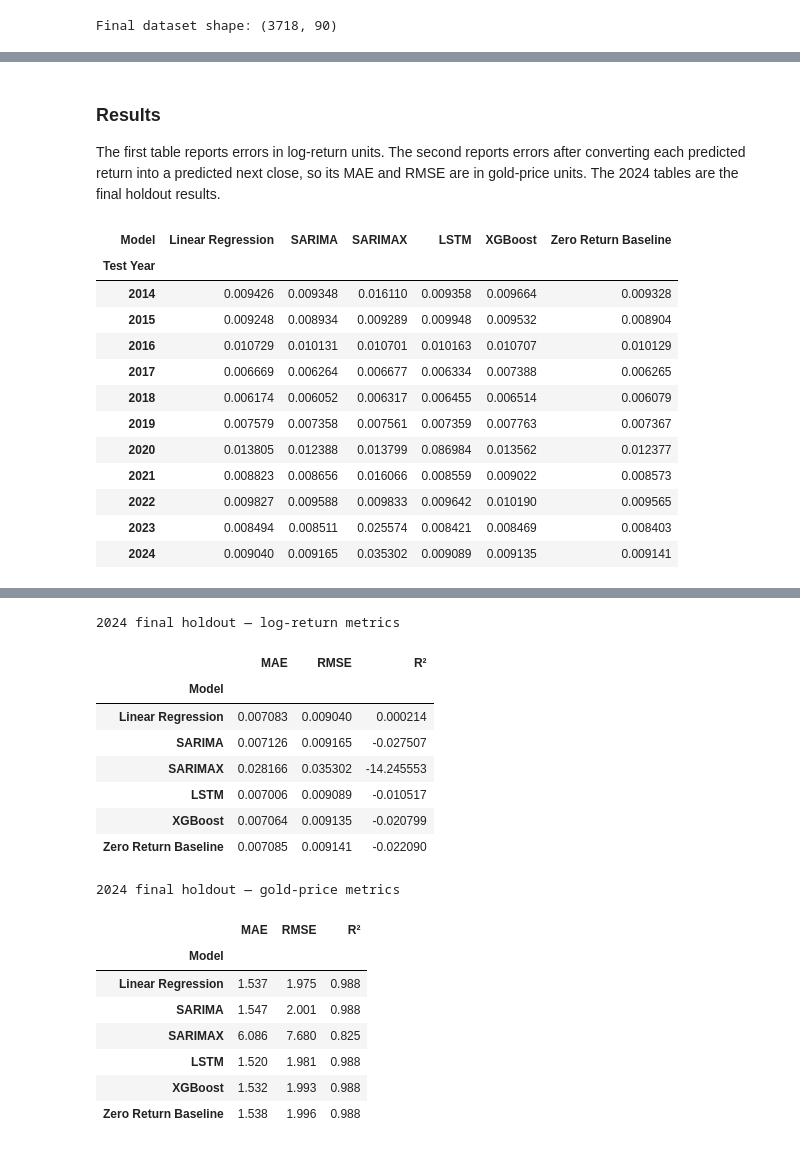
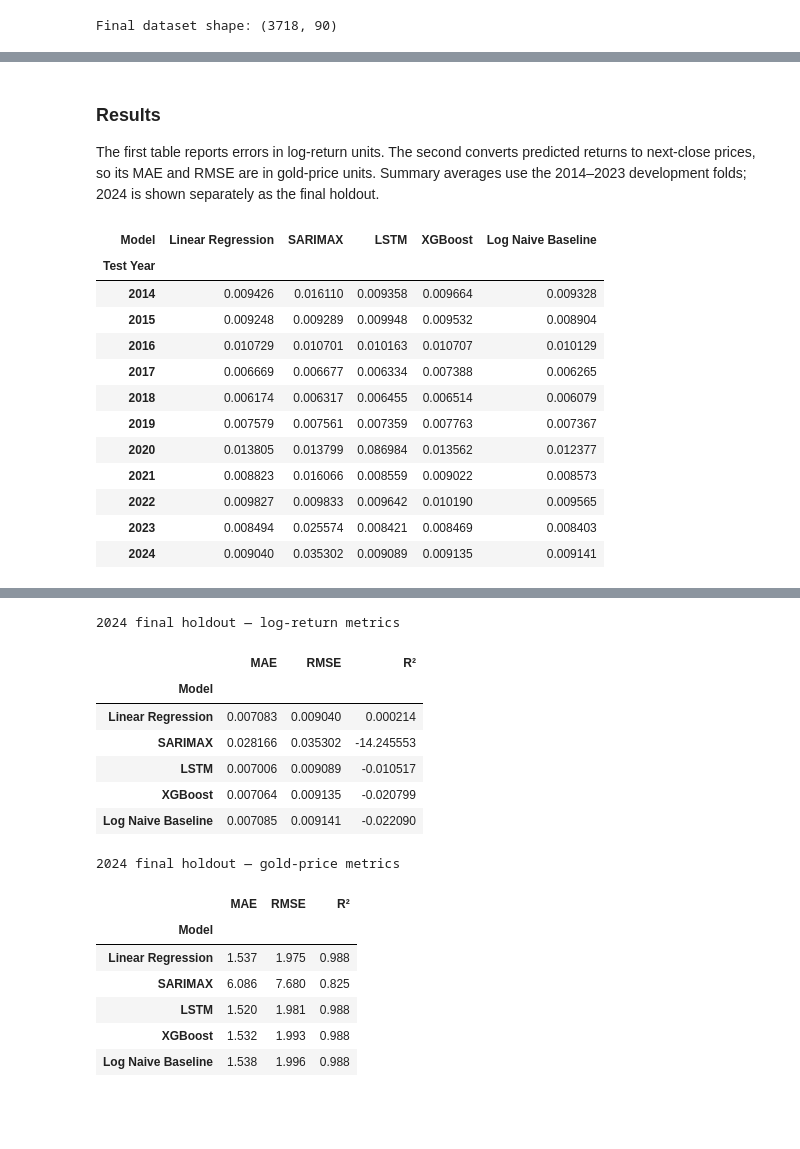
Before and after one commit to DanielRamirez0430/Gold-Price-Predictions-, a Jupyter notebook: Advanced_LogTarg_Models.ipynb, the cells around one changed output, grey strips where cells are left out. Drawn from its saved outputs; the diff is of its cells as text; code cells hidden in the pictures; blank space fills up the shorter version.

```diff
--- a/Advanced_LogTarg_Models.ipynb
+++ b/Advanced_LogTarg_Models.ipynb
@@ -863,8 +835,7 @@ def predict_lstm_log(train, test, test_indices):
     if len(X_train_seq) == 0:
         raise ValueError("Training fold is shorter than the LSTM lookback window.")
 
-    # Use the immediately preceding rows as context, including the purge gap,
-    # so the first test sequence has contiguous daily feature history.
+    # Include preceding feature rows as context for the first test sequence.
     first_test_index = int(test_indices[0])
     context_start = first_test_index - (LOOKBACK - 1)
     context = df.iloc[context_start:first_test_index][log_features]
@@ -899,16 +870,15 @@ def predict_lstm_log(train, test, test_indices):
         )],
         verbose=0
     )
-    return model.predict(X_test_seq, verbose=0).ravel()
+    return model(X_test_seq, training=False).numpy().ravel()
 # %%
-# Same-day zero-return benchmark, plus the four fitted model families.
+# Original model comparison: fixed settings for fitted models, plus the log-naive baseline.
 MODEL_NAMES = [
     "Linear Regression",
-    "SARIMA",
     "SARIMAX",
     "LSTM",
     "XGBoost",
-    "Zero Return Baseline"
+    "Log Naive Baseline"
 ]
 
 log_results = []
@@ -923,22 +893,29 @@ for w in outer_windows:
     y_true_return = test[log_target].to_numpy(dtype=float)
     y_true_price = test["Target_Next_Close"].to_numpy(dtype=float)
 
-    model_predictions = {
-        "Linear Regression": predict_linear_log(train, test),
-        "SARIMA": predict_sarima(train, test),
-        "SARIMAX": predict_sarimax(train, test),
-        "LSTM": predict_lstm_log(train, test, test_indices),
-        "XGBoost": predict_xgb_log(train, test),
-        "Zero Return Baseline": np.zeros(len(test))
+    predictors = {
+        "Linear Regression": lambda: predict_linear_log(train, test),
+        "SARIMAX": lambda: predict_sarimax(train, test),
+        "LSTM": lambda: predict_lstm_log(train, test, test_indices),
+        "XGBoost": lambda: predict_xgb_log(train, test),
+        "Log Naive Baseline": lambda: predict_log_naive(train, test)
     }
+
+    model_predictions = {}
+    for model_name, predict in predictors.items():
+        try:
+            model_predictions[model_name] = predict()
+        except Exception as error:
+            print(f"{model_name} failed for {w['test_year']}: {error}")
 
     for model_name, y_pred_return in model_predictions.items():
         y_pred_return = np.asarray(y_pred_return, dtype=float).reshape(-1)
         if len(y_pred_return) != len(y_true_return):
-            raise ValueError(
+            print(
                 f"{model_name} returned {len(y_pred_return)} predictions "
-                f"for {len(y_true_return)} test rows."
+                f"for {len(y_true_return)} rows in {w['test_year']}; skipping."
             )
+            continue
 
         return_scores = regression_metrics(y_true_return, y_pred_return)
         y_pred_price = test["gold close"].to_numpy(dtype=float) * np.exp(y_pred_return)
@@ -986,9 +961,9 @@ Finished 2024: train n=1004, test n=204
 # %% [markdown]
 ### Results
 
-The first table reports errors in log-return units. The second reports errors after converting each predicted return into a predicted next close, so its MAE and RMSE are in gold-price units. The 2024 tables are the final holdout results.
+The first table reports errors in log-return units. The second converts predicted returns to next-close prices, so its MAE and RMSE are in gold-price units. Summary averages use the 2014–2023 development folds; 2024 is shown separately as the final holdout.
 # %%
-# Log-return results by test year and mean across all folds.
+# Log-return results by test year and mean across development folds (2014–2023).
 display(
     log_results_df.pivot(
         index="Test Year",
@@ -998,59 +973,59 @@ display(
 )
 
 log_summary = (
-    log_results_df
+    log_results_df[log_results_df["Test Year"] < 2024]
     .groupby("Model")[["MAE", "RMSE", "R²"]]
     .mean()
     .reindex(MODEL_NAMES)
 )
 display(log_summary.round(6))
 
-# Price-unit results by test year and mean across all folds.
+# Price-unit results by test year and development-fold mean.
 display(
     price_results_df.pivot(
         index="Test Year",
         columns="Model",
         values="RMSE"
     ).reindex(columns=MODEL_NAMES).round(3)
 )
 
 price_summary = (
-    price_results_df
+    price_results_df[price_results_df["Test Year"] < 2024]
     .groupby("Model")[["MAE", "RMSE", "R²"]]
     .mean()
     .reindex(MODEL_NAMES)
 )
 display(price_summary.round(3))
 
-# Final holdout tables. Keep 2024 out of model-selection decisions.
+# Report the final holdout separately.
 holdout_log_results = (
     log_results_df[log_results_df["Test Year"] == 2024]
     .set_index("Model")[["MAE", "RMSE", "R²"]]
     .reindex(MODEL_NAMES)
 )
 holdout_price_results = (
     price_results_df[price_results_df["Test Year"] == 2024]
     .set_index("Model")[["MAE", "RMSE", "R²"]]
     .reindex(MODEL_NAMES)
 )
 
 print("2024 final holdout — log-return metrics")
 display(holdout_log_results.round(6))
 print("2024 final holdout — gold-price metrics")
 display(holdout_price_results.round(3))
 # %% [output]
-| Model | Linear Regression | SARIMA | SARIMAX | LSTM | XGBoost | Zero Return Baseline |
-| Test Year |  |  |  |  |  |  |
-| 2014 | 0.009426 | 0.009348 | 0.016110 | 0.009358 | 0.009664 | 0.009328 |
-| 2015 | 0.009248 | 0.008934 | 0.009289 | 0.009948 | 0.009532 | 0.008904 |
-| 2016 | 0.010729 | 0.010131 | 0.010701 | 0.010163 | 0.010707 | 0.010129 |
-| 2017 | 0.006669 | 0.006264 | 0.006677 | 0.006334 | 0.007388 | 0.006265 |
-| 2018 | 0.006174 | 0.006052 | 0.006317 | 0.006455 | 0.006514 | 0.006079 |
-| 2019 | 0.007579 | 0.007358 | 0.007561 | 0.007359 | 0.007763 | 0.007367 |
-| 2020 | 0.013805 | 0.012388 | 0.013799 | 0.086984 | 0.013562 | 0.012377 |
-| 2021 | 0.008823 | 0.008656 | 0.016066 | 0.008559 | 0.009022 | 0.008573 |
-| 2022 | 0.009827 | 0.009588 | 0.009833 | 0.009642 | 0.010190 | 0.009565 |
-| 2023 | 0.008494 | 0.008511 | 0.025574 | 0.008421 | 0.008469 | 0.008403 |
-| 2024 | 0.009040 | 0.009165 | 0.035302 | 0.009089 | 0.009135 | 0.009141 |
+| Model | Linear Regression | SARIMAX | LSTM | XGBoost | Log Naive Baseline |
+| Test Year |  |  |  |  |  |
+| 2014 | 0.009426 | 0.016110 | 0.009358 | 0.009664 | 0.009328 |
+| 2015 | 0.009248 | 0.009289 | 0.009948 | 0.009532 | 0.008904 |
+| 2016 | 0.010729 | 0.010701 | 0.010163 | 0.010707 | 0.010129 |
+| 2017 | 0.006669 | 0.006677 | 0.006334 | 0.007388 | 0.006265 |
+| 2018 | 0.006174 | 0.006317 | 0.006455 | 0.006514 | 0.006079 |
+| 2019 | 0.007579 | 0.007561 | 0.007359 | 0.007763 | 0.007367 |
+| 2020 | 0.013805 | 0.013799 | 0.086984 | 0.013562 | 0.012377 |
+| 2021 | 0.008823 | 0.016066 | 0.008559 | 0.009022 | 0.008573 |
+| 2022 | 0.009827 | 0.009833 | 0.009642 | 0.010190 | 0.009565 |
+| 2023 | 0.008494 | 0.025574 | 0.008421 | 0.008469 | 0.008403 |
+| 2024 | 0.009040 | 0.035302 | 0.009089 | 0.009135 | 0.009141 |
 |  | MAE | RMSE | R² |
 | Model |  |  |  |
@@ -1085,20 +1058,18 @@ display(holdout_price_results.round(3))
 |  | MAE | RMSE | R² |
 | Model |  |  |  |
 | Linear Regression | 0.007083 | 0.009040 | 0.000214 |
-| SARIMA | 0.007126 | 0.009165 | -0.027507 |
 | SARIMAX | 0.028166 | 0.035302 | -14.245553 |
 | LSTM | 0.007006 | 0.009089 | -0.010517 |
 | XGBoost | 0.007064 | 0.009135 | -0.020799 |
-| Zero Return Baseline | 0.007085 | 0.009141 | -0.022090 |
+| Log Naive Baseline | 0.007085 | 0.009141 | -0.022090 |
 2024 final holdout — gold-price metrics
 |  | MAE | RMSE | R² |
 | Model |  |  |  |
 | Linear Regression | 1.537 | 1.975 | 0.988 |
-| SARIMA | 1.547 | 2.001 | 0.988 |
 | SARIMAX | 6.086 | 7.680 | 0.825 |
 | LSTM | 1.520 | 1.981 | 0.988 |
 | XGBoost | 1.532 | 1.993 | 0.988 |
-| Zero Return Baseline | 1.538 | 1.996 | 0.988 |
+| Log Naive Baseline | 1.538 | 1.996 | 0.988 |
 # %%
 # Actual versus predicted next-day gold close for the 2024 final holdout.
 HOLDOUT_YEAR = 2024
```
Also changed, not shown: parts of 34 cells of this notebook, 1 other file.
